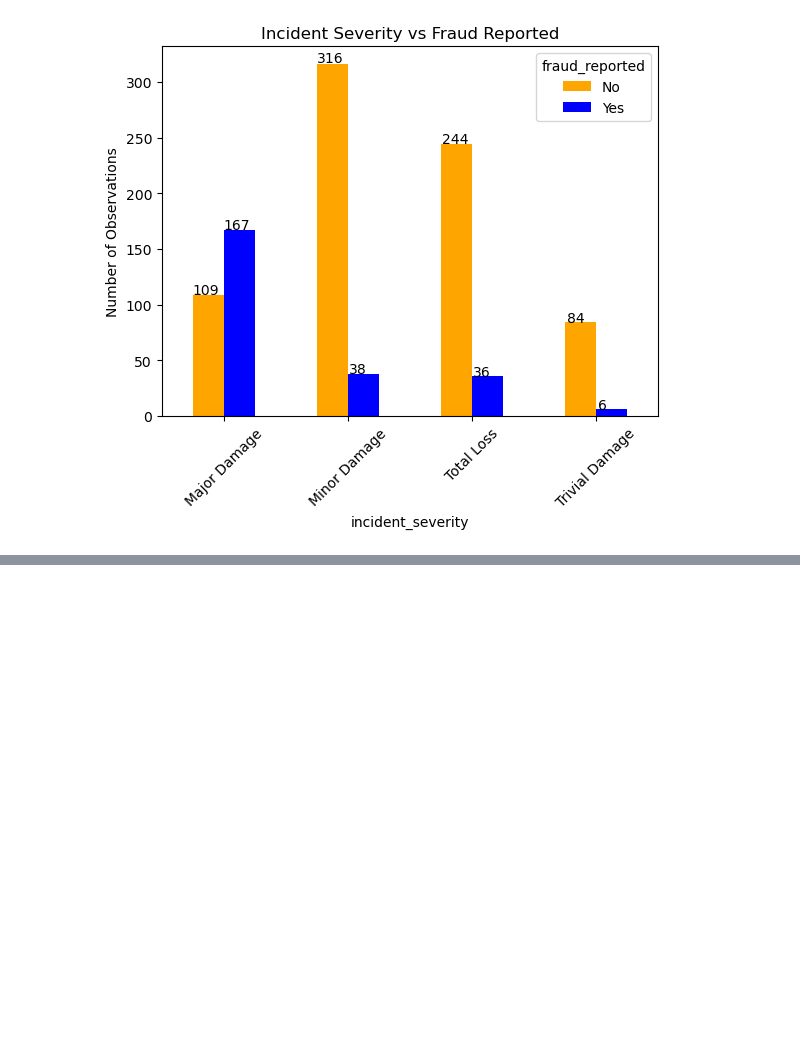
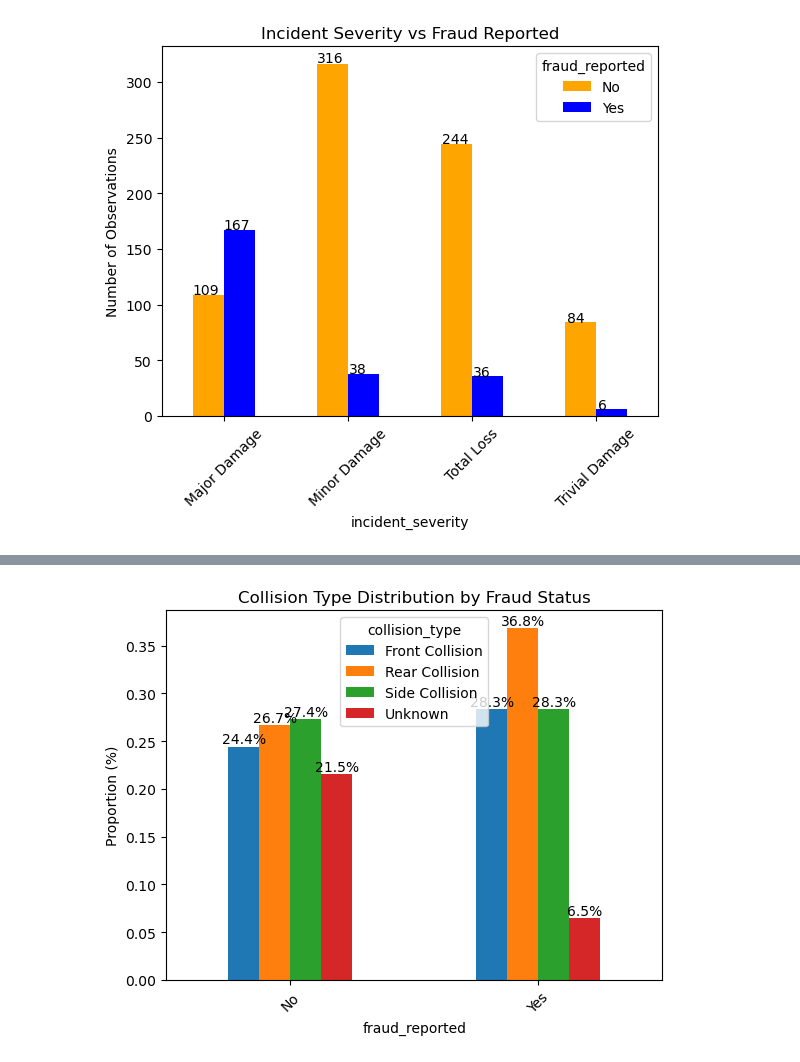
Before and after one commit to oaj1/Insurance_Claims, a Jupyter notebook: Insurance_Claims_IncidentCharacteristicsEDA.ipynb, the cells around one changed output, grey strips where cells are left out. Saved outputs shown, nothing was run; the diff lists cells and outputs as text; code cells hidden in the pictures; blank space fills up the shorter version.

```diff
--- a/Insurance_Claims_IncidentCharacteristicsEDA.ipynb
+++ b/Insurance_Claims_IncidentCharacteristicsEDA.ipynb
@@ -138,0 +157,13 @@ plt.show()
+# %%
+proportions = df.groupby('fraud_reported')['collision_type'].value_counts(normalize = True).unstack()
+ax = proportions.plot(kind = 'bar', stacked = False)
+for p in ax.patches:
+    height = p.get_height()
+    percent = f'{height*100:.1f}%'
+    ax.annotate(percent, (p.get_x() + p.get_width()/2, height), ha='center', va='bottom')
+plt.ylabel('Proportion (%)')
+plt.title('Collision Type Distribution by Fraud Status')
+plt.xticks(rotation=45)
+plt.show()
+# %% [output]
+[figure, added]
```
Also changed, not shown: parts of 10 cells of this notebook.
